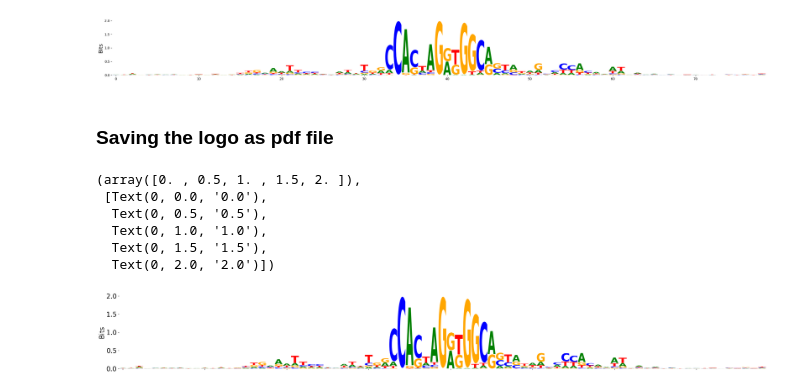
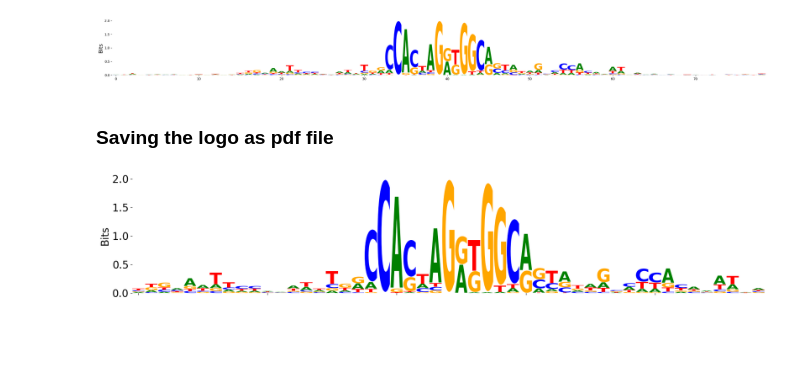
Before and after one commit to Fudenberg-Research-Group/akitaV2-analyses, a Jupyter notebook: experiments/genomic_disruption/disruption_by_permutation/analysis/visualize_flanks.ipynb, the cells around one changed output. Drawn from its saved outputs; the diff is of its cells as text; code cells hidden in the pictures; blank space fills up the shorter version.

Commit message:
cropped logos, matrices, differential PWM

```diff
--- a/experiments/genomic_disruption/disruption_by_permutation/analysis/visualize_flanks.ipynb
+++ b/experiments/genomic_disruption/disruption_by_permutation/analysis/visualize_flanks.ipynb
@@ -29,7 +29,7 @@ data_dir = "/project/fudenber_735/akitaX1_analyses_data/genomic_disruption/disru
 df = read_and_average_genomic_exp(data_dir, stat_to_average=stat_of_analysis_interest)
 
 # appending scores to the table with genomic copordinates
-input_tsv_path = "/home1/smaruj/akitaX1-analyses/input_data/preprocess_boundary_CTCFs/output/CTCFs_jaspar_filtered_mm10.tsv"
+input_tsv_path = "/home1/smaruj/akitaV2-analyses/input_data/preprocess_boundary_CTCFs/output/CTCFs_jaspar_filtered_mm10.tsv"
 input_tsv = pd.read_csv(input_tsv_path, sep="\t")
 input_tsv["SCD"] = df["SCD"]
 # %% [output]
@@ -60,32 +60,28 @@ plot_logo_from_counts(nt_count_table)
 [figure]
 # %% [markdown]
 ### Saving the logo as pdf file
+# %%
+cropped_nt_count_table = nt_count_table[15:-15,:]
 # %%
 # saving logo
 logo_height = 4
 logo_width = 0.45
 
-dna_prob = normalize(nt_count_table, axis=1, norm="l1")
+dna_prob = normalize(cropped_nt_count_table, axis=1, norm="l1")
 dna_prob_df = pd.DataFrame(dna_prob, columns=["A", "C", "G", "T"])
 
 logo_params = {"df": lm.transform_matrix(dna_prob_df, from_type="probability", to_type="information"),
             "figsize": (logo_width * dna_prob_df.shape[0], logo_height),
             "show_spines": False,
             "vpad": 0.02}
 
 logo = lm.Logo(**logo_params)
 logo.ax.set_ylabel("Bits", fontsize=20)
 logo.ax.set_ylim(0, 2)
 logo.ax.set_yticks([0, 0.5, 1, 1.5, 2], minor=False)
 logo.ax.set_xticklabels([])
 
 plt.yticks(fontsize=20)
 # logo.fig.savefig("./plots/disruption_score_logo.pdf", format="pdf", bbox_inches="tight")
 # %% [output]
-(array([0. , 0.5, 1. , 1.5, 2. ]),
- [Text(0, 0.0, '0.0'),
-  Text(0, 0.5, '0.5'),
-  Text(0, 1.0, '1.0'),
-  Text(0, 1.5, '1.5'),
-  Text(0, 2.0, '2.0')])
-[figure, old version]
+[figure, new version]
```
Also changed, not shown: 6 other files.
